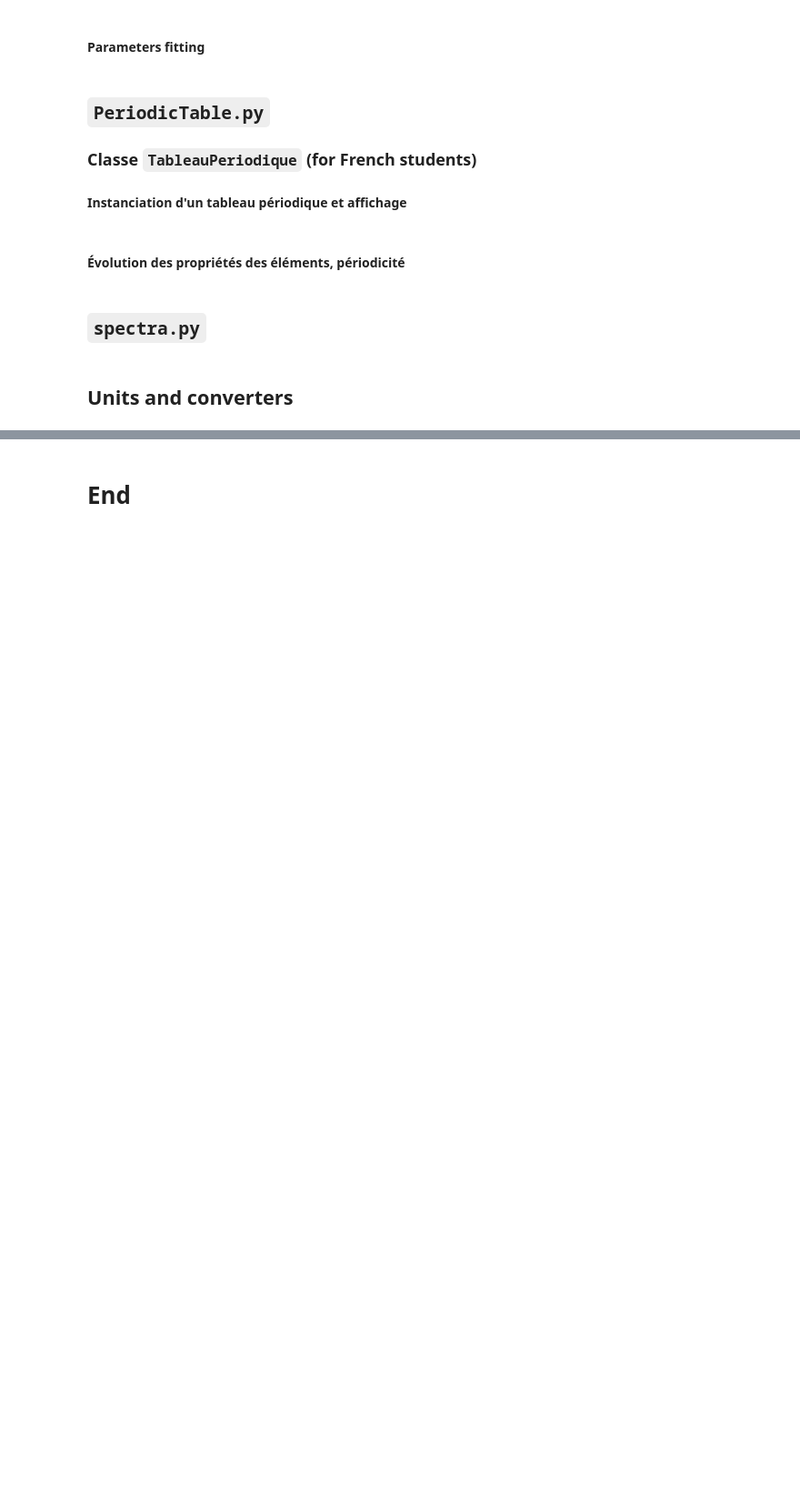
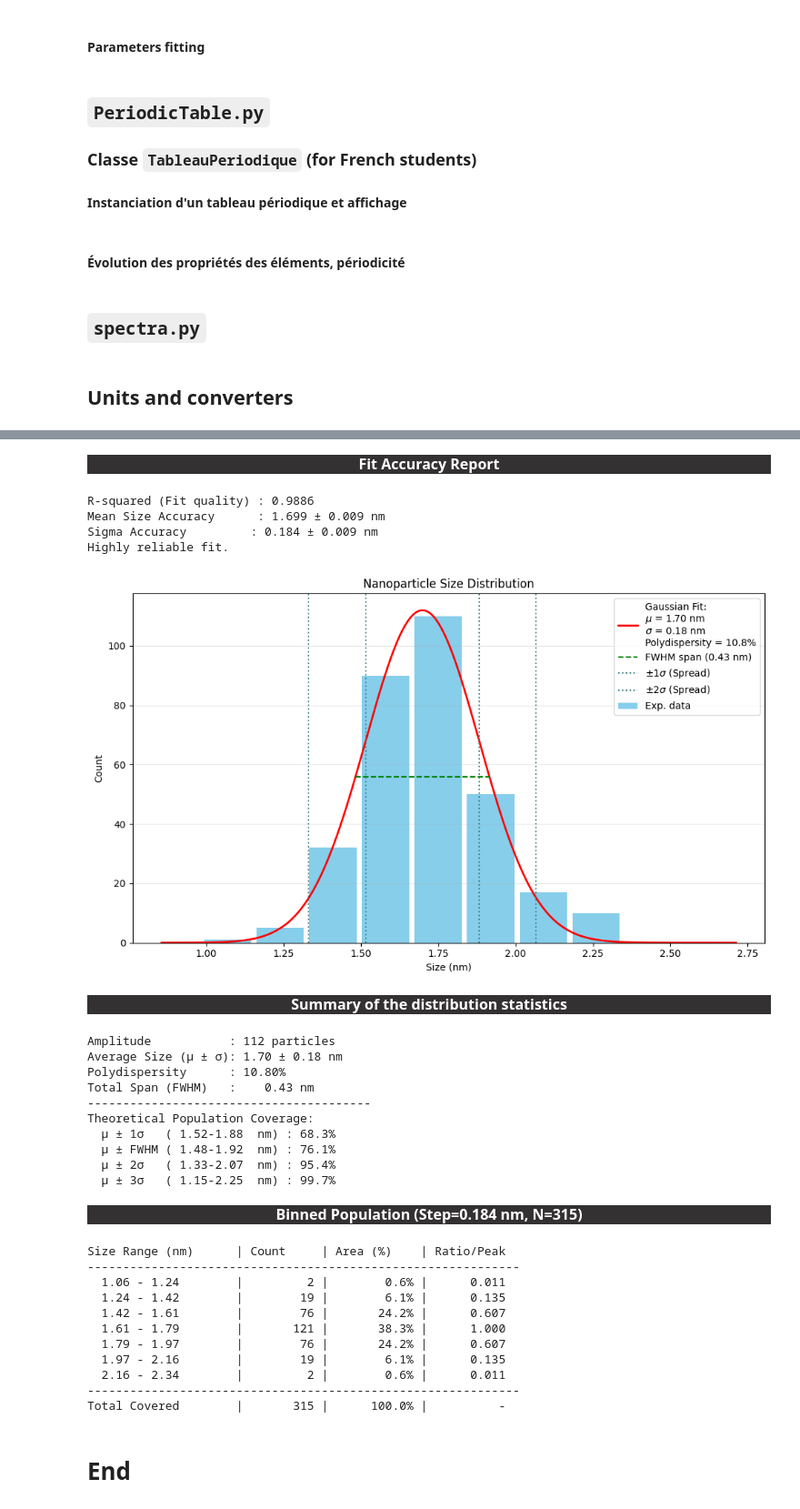
Before and after one commit to rpoteau/pyphyschemtools, a Jupyter notebook: Examples.ipynb, the cells around one changed output, grey strips where cells are left out. Shown at 91% size. Drawn from its saved outputs; the diff is of its cells as text; code cells hidden in the pictures; blank space fills up the shorter version.

```diff
--- a/Examples.ipynb
+++ b/Examples.ipynb
@@ -377,3 +409,51 @@ print(Etab_hartree.value)
+# %%
+from pyphyschemtools import NanoparticleDistribution
+
+# Your specific data
+counts = [1, 5, 32, 90, 110, 50, 17, 10]
+sizes = [1.07, 1.24, 1.41, 1.58, 1.75, 1.92, 2.09, 2.26]
+
+# Initialize and run
+np_analysis = NanoparticleDistribution(sizes, counts)
+np_analysis.fit()
+
+print()
+# Plot
+np_analysis.plot()
+print()
+np_analysis.print_results()
+print()
+np_analysis.get_binned_statistics()
+# %% [output]
+Fit Accuracy Report
+R-squared (Fit quality) : 0.9886
+Mean Size Accuracy      : 1.699 ± 0.009 nm
+Sigma Accuracy         : 0.184 ± 0.009 nm
+Highly reliable fit.
+[figure, added]
+Summary of the distribution statistics
+Amplitude           : 112 particles
+Average Size (μ ± σ): 1.70 ± 0.18 nm
+Polydispersity      : 10.80%
+Total Span (FWHM)   :    0.43 nm
+----------------------------------------
+Theoretical Population Coverage:
+  μ ± 1σ   ( 1.52-1.88  nm) : 68.3%
+  μ ± FWHM ( 1.48-1.92  nm) : 76.1%
+  μ ± 2σ   ( 1.33-2.07  nm) : 95.4%
+  μ ± 3σ   ( 1.15-2.25  nm) : 99.7%
+Binned Population (Step=0.184 nm, N=315)
+Size Range (nm)      | Count     | Area (%)    | Ratio/Peak
+-------------------------------------------------------------
+  1.06 - 1.24        |         2 |        0.6% |      0.011
+  1.24 - 1.42        |        19 |        6.1% |      0.135
+  1.42 - 1.61        |        76 |       24.2% |      0.607
+  1.61 - 1.79        |       121 |       38.3% |      1.000
+  1.79 - 1.97        |        76 |       24.2% |      0.607
+  1.97 - 2.16        |        19 |        6.1% |      0.135
+  2.16 - 2.34        |         2 |        0.6% |      0.011
+-------------------------------------------------------------
+Total Covered        |       315 |      100.0% |          -
 # %% [markdown]
 # End
 # %%
```
Also changed, not shown: parts of 2 cells of this notebook, 35 other files.
